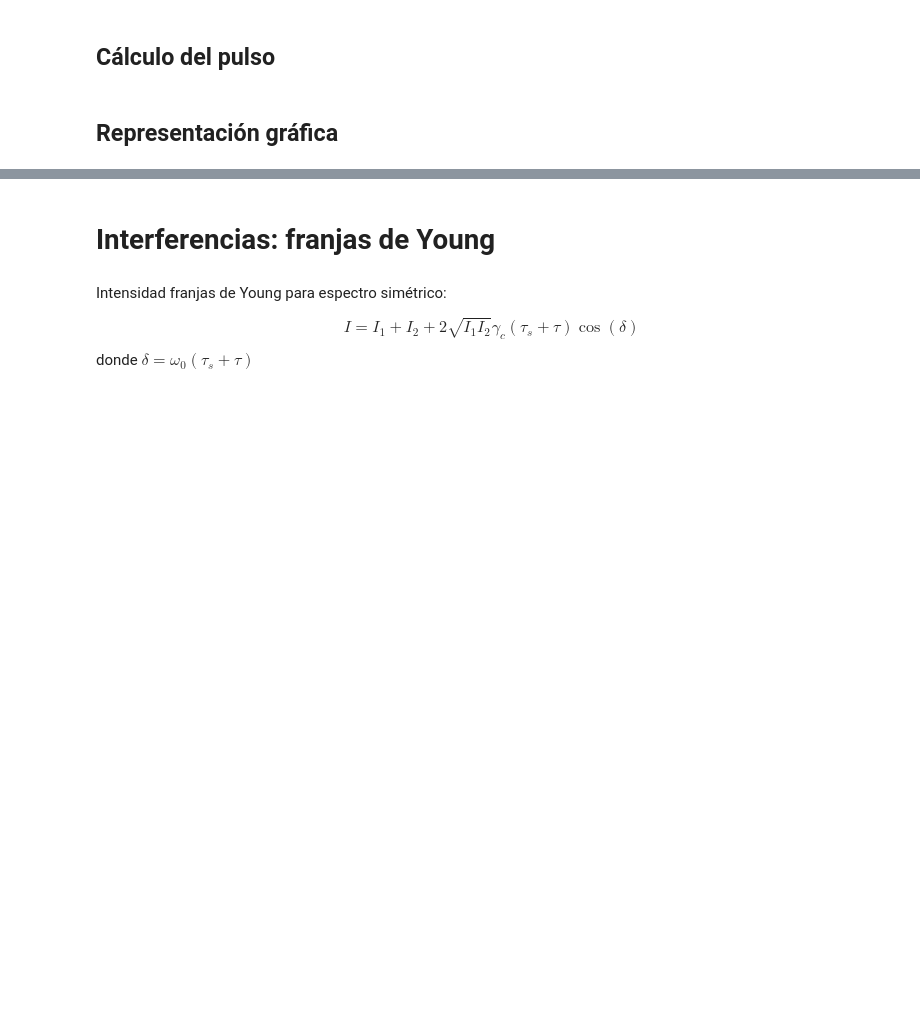
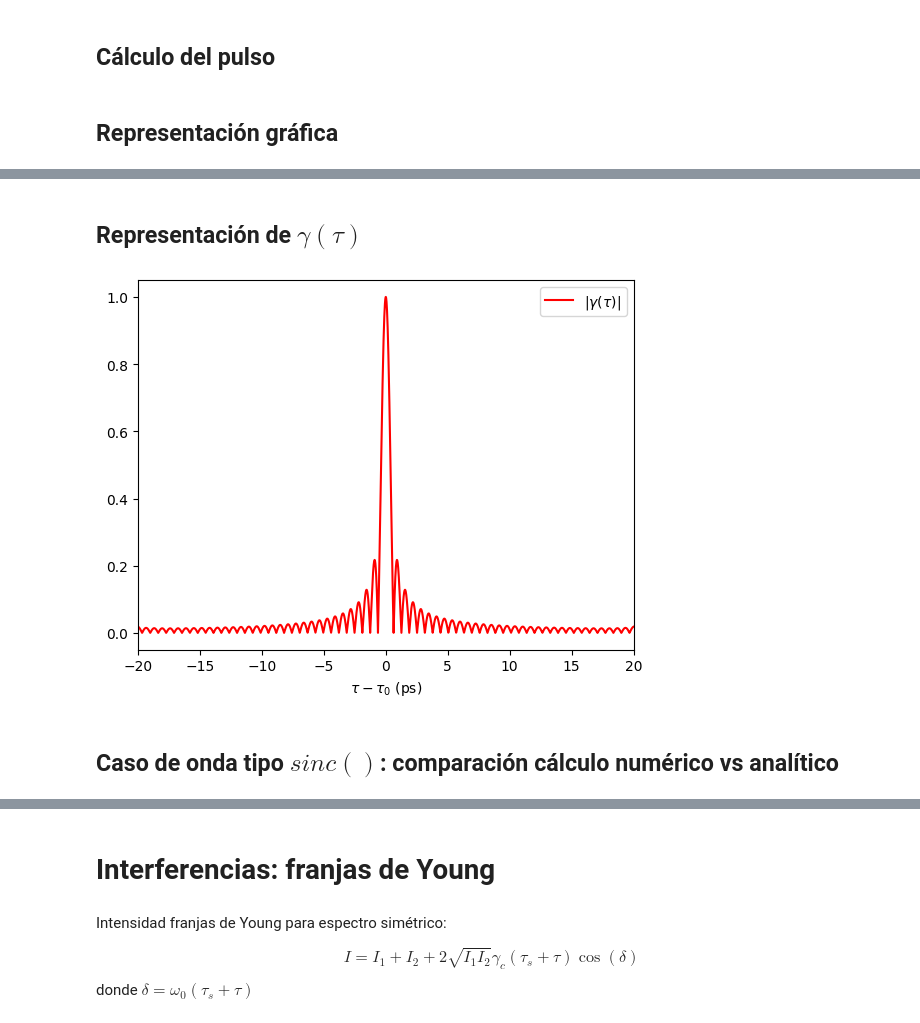
Before and after one commit to IrisFDTD/OPTICS-UNIZAR, a Jupyter notebook: chapter1_coherence_and_interferences.ipynb, the cells around one changed output, grey strips where cells are left out. Cells and saved outputs as stored; diff of their text form; code cells hidden in the pictures; blank space fills up the shorter version.

```diff
--- a/chapter1_coherence_and_interferences.ipynb
+++ b/chapter1_coherence_and_interferences.ipynb
@@ -128,0 +234,15 @@ plt.show()
+# %% [markdown]
+## Representación de $\gamma (\tau)$
+# %%
+t_max=np.argmax(Gamma)
+texpand=Δt*(np.linspace(0,Gamma.shape[0],Gamma.shape[0])-t_max)
+plt.plot(texpand,np.abs(gamma),label=r'|$\gamma(\tau)|$',
+                              color='red',linestyle='-')
+plt.xlabel(r'$\tau-\tau_0$ (ps)')
+plt.xlim(-100*σ,100*σ)
+plt.legend()
+plt.show()
+# %% [output]
+[figure, added]
+# %% [markdown]
+## Caso de onda tipo $sinc()$: comparación cálculo numérico vs analítico
```
Also changed, not shown: parts of 24 cells of this notebook.
